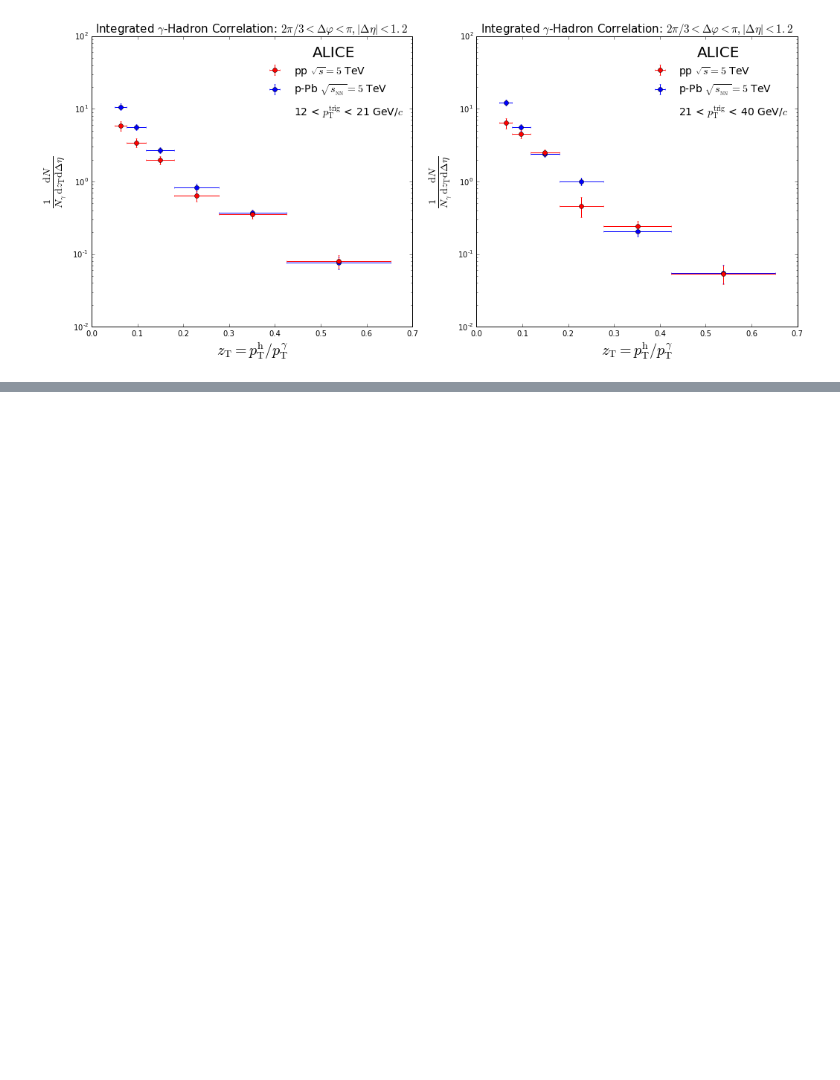
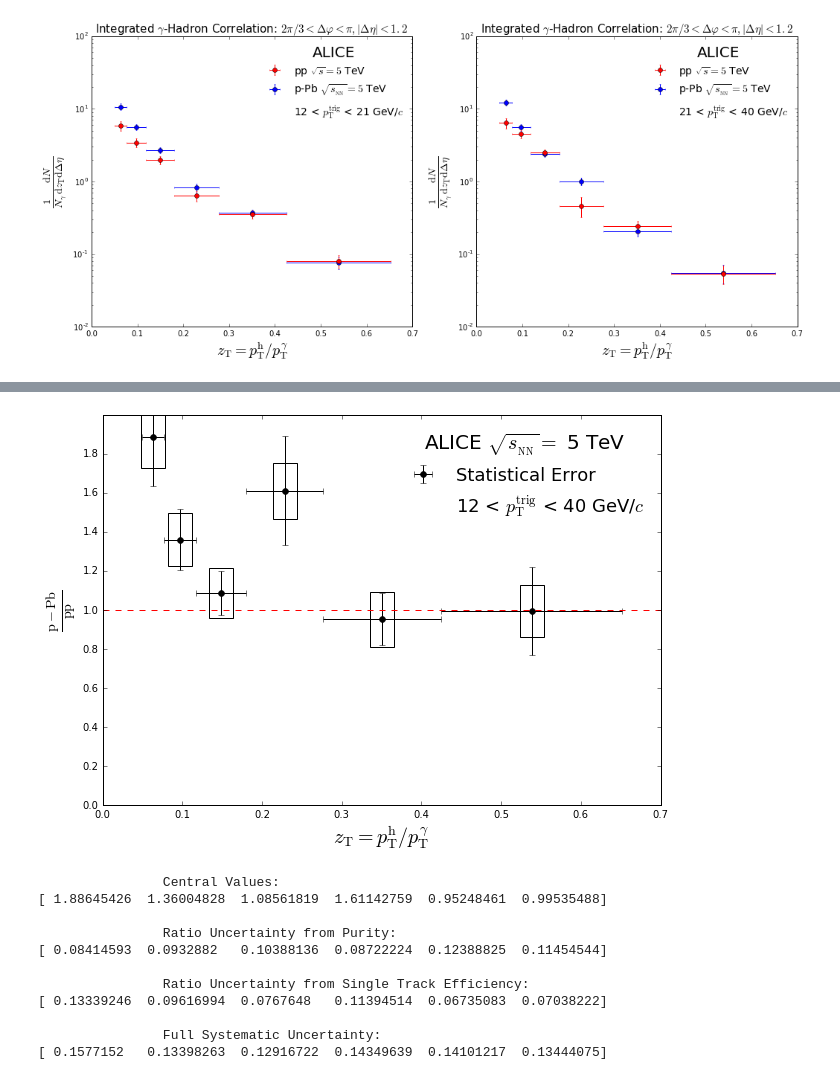
Before and after one commit to ftoralesacosta/GH_Correlations, a Jupyter notebook: pythonic_correlations.ipynb, the cells around one changed output, grey strips where cells are left out. Saved outputs shown, nothing was run; the diff lists cells and outputs as text; code cells hidden in the pictures; blank space fills up the shorter version.

```diff
--- a/pythonic_correlations.ipynb
+++ b/pythonic_correlations.ipynb
@@ -90,0 +142,15 @@ Plot_FF(Frags)
+# %%
+pp_pPB_Avg_Ratio(Combined_Frags,0)
+# %% [output]
+[figure, added]
+                Central Values:
+[ 1.88645426  1.36004828  1.08561819  1.61142759  0.95248461  0.99535488]
+
+                Ratio Uncertainty from Purity:
+[ 0.08414593  0.0932882   0.10388136  0.08722224  0.12388825  0.11454544]
+
+                Ratio Uncertainty from Single Track Efficiency:
+[ 0.13339246  0.09616994  0.0767648   0.11394514  0.06735083  0.07038222]
+
+                Full Systematic Uncertainty:
+[ 0.1577152   0.13398263  0.12916722  0.14349639  0.14101217  0.13444075]
```
Also changed, not shown: parts of 10 cells of this notebook, 25 other files.
